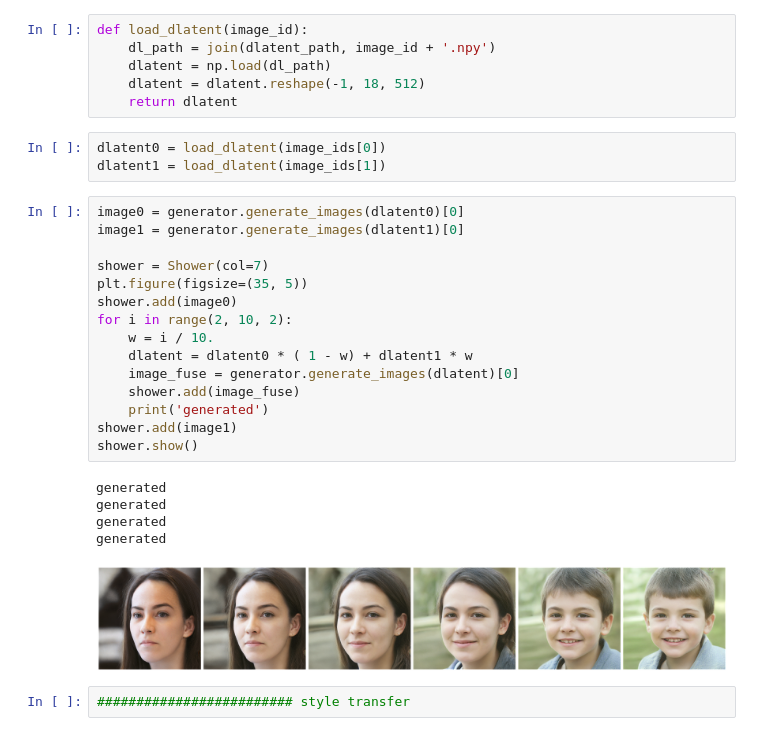
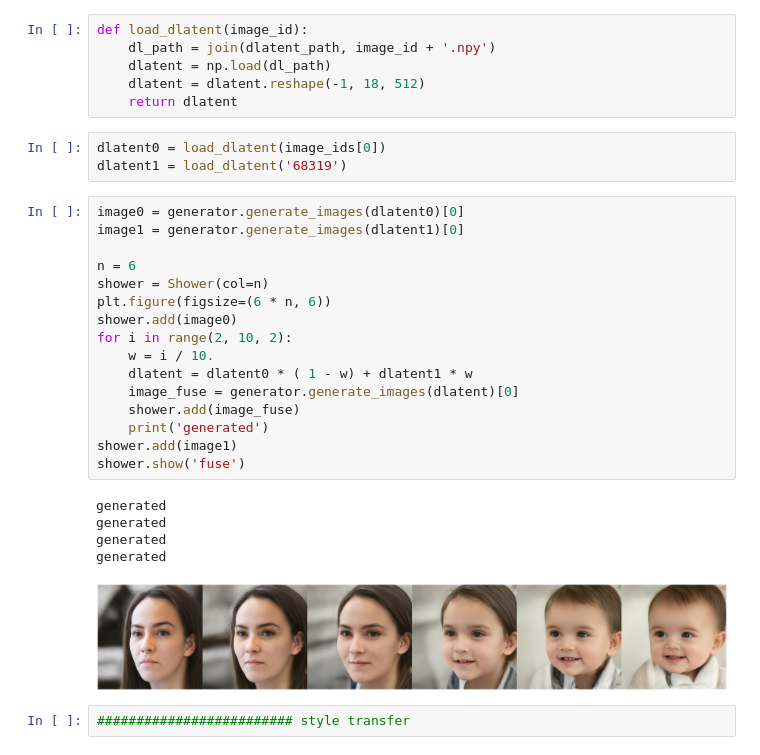
Before and after one commit to yangj96/dream-factory, a Jupyter notebook: person_fuse.ipynb, the cells around one changed output. Drawn from its saved outputs; the diff is of its cells as text.

```diff
--- a/person_fuse.ipynb
+++ b/person_fuse.ipynb
@@ -63,28 +46,29 @@ def load_dlatent(image_id):
     return dlatent
 # %%
 dlatent0 = load_dlatent(image_ids[0])
-dlatent1 = load_dlatent(image_ids[1])
+dlatent1 = load_dlatent('68319')
 # %%
 image0 = generator.generate_images(dlatent0)[0]
 image1 = generator.generate_images(dlatent1)[0]
 
-shower = Shower(col=7)
-plt.figure(figsize=(35, 5))
+n = 6
+shower = Shower(col=n)
+plt.figure(figsize=(6 * n, 6))
 shower.add(image0)
 for i in range(2, 10, 2):
     w = i / 10.
     dlatent = dlatent0 * ( 1 - w) + dlatent1 * w
     image_fuse = generator.generate_images(dlatent)[0]
     shower.add(image_fuse)
     print('generated')
 shower.add(image1)
-shower.show()
+shower.show('fuse')
 # %% [output]
 generated
 generated
 generated
 generated
-[figure, old version]
+[figure, new version]
 # %%
 ######################### style transfer
 # %%
```
Also changed, not shown: parts of 2 cells of this notebook, 7 other files.
